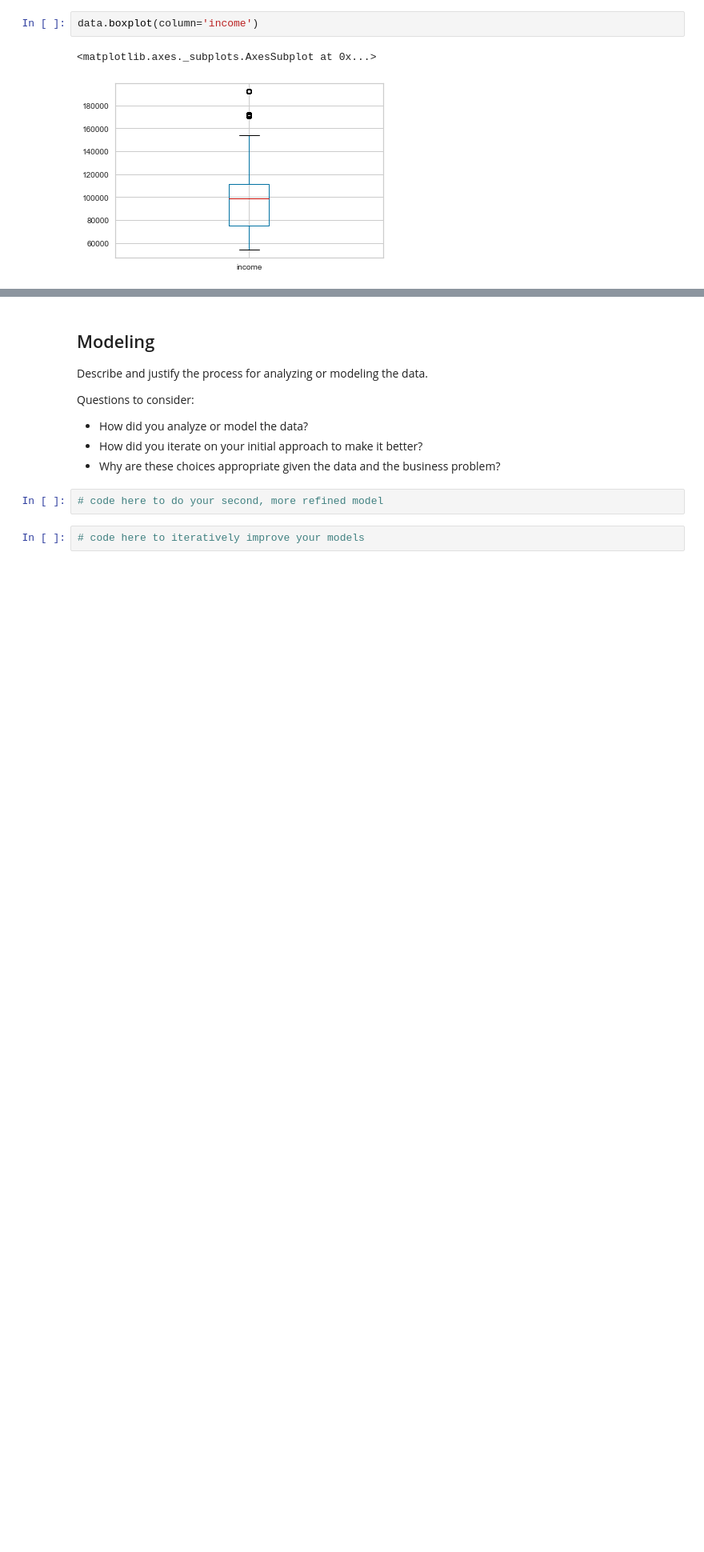
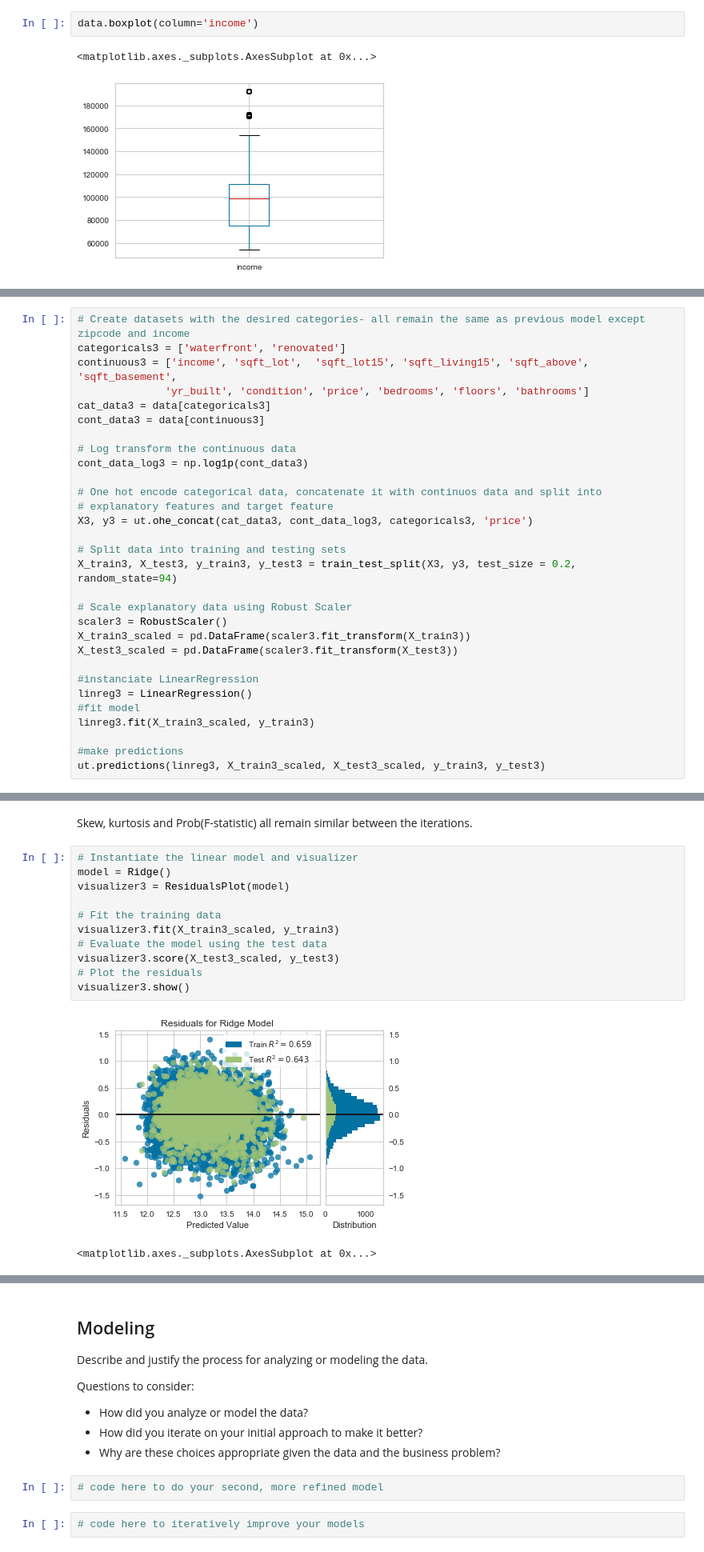
Before and after one commit to clreiner/KingCountyHousingProject, a Jupyter notebook: KingCountyHomes.ipynb, the cells around one changed output, grey strips where cells are left out. Shown: that part at 80% size. Saved outputs shown, nothing was run; the diff lists cells and outputs as text; blank space fills up the shorter version.

```diff
--- a/KingCountyHomes.ipynb
+++ b/KingCountyHomes.ipynb
@@ -632,0 +524,30 @@ Testing Scores: R2 0.51566, Mean Absolute Error 159486.14, Root Mean Squared Err
+# %%
+# Create datasets with the desired categories- all remain the same as previous model except zipcode and income
+categoricals3 = ['waterfront', 'renovated']
+continuous3 = ['income', 'sqft_lot',  'sqft_lot15', 'sqft_living15', 'sqft_above', 'sqft_basement',
+              'yr_built', 'condition', 'price', 'bedrooms', 'floors', 'bathrooms']
+cat_data3 = data[categoricals3]
+cont_data3 = data[continuous3]
+
+# Log transform the continuous data
+cont_data_log3 = np.log1p(cont_data3)
+
+# One hot encode categorical data, concatenate it with continuos data and split into
+# explanatory features and target feature
+X3, y3 = ut.ohe_concat(cat_data3, cont_data_log3, categoricals3, 'price')
+
+# Split data into training and testing sets
+X_train3, X_test3, y_train3, y_test3 = train_test_split(X3, y3, test_size = 0.2, random_state=94)
+
+# Scale explanatory data using Robust Scaler
+scaler3 = RobustScaler()
+X_train3_scaled = pd.DataFrame(scaler3.fit_transform(X_train3))
+X_test3_scaled = pd.DataFrame(scaler3.fit_transform(X_test3))
+
+#instanciate LinearRegression
+linreg3 = LinearRegression()
+#fit model
+linreg3.fit(X_train3_scaled, y_train3)
+
+#make predictions
+ut.predictions(linreg3, X_train3_scaled, X_test3_scaled, y_train3, y_test3)
@@ -632,0 +616,16 @@ Testing Scores: R2 0.51566, Mean Absolute Error 159486.14, Root Mean Squared Err
+# %% [markdown]
+Skew, kurtosis and Prob(F-statistic) all remain similar between the iterations.
+# %%
+# Instantiate the linear model and visualizer
+model = Ridge()
+visualizer3 = ResidualsPlot(model)
+
+# Fit the training data
+visualizer3.fit(X_train3_scaled, y_train3)
+# Evaluate the model using the test data
+visualizer3.score(X_test3_scaled, y_test3)
+# Plot the residuals
+visualizer3.show()
+# %% [output]
+[figure, added]
+<matplotlib.axes._subplots.AxesSubplot at 0x...>
```
Also changed, not shown: parts of 133 cells of this notebook.
